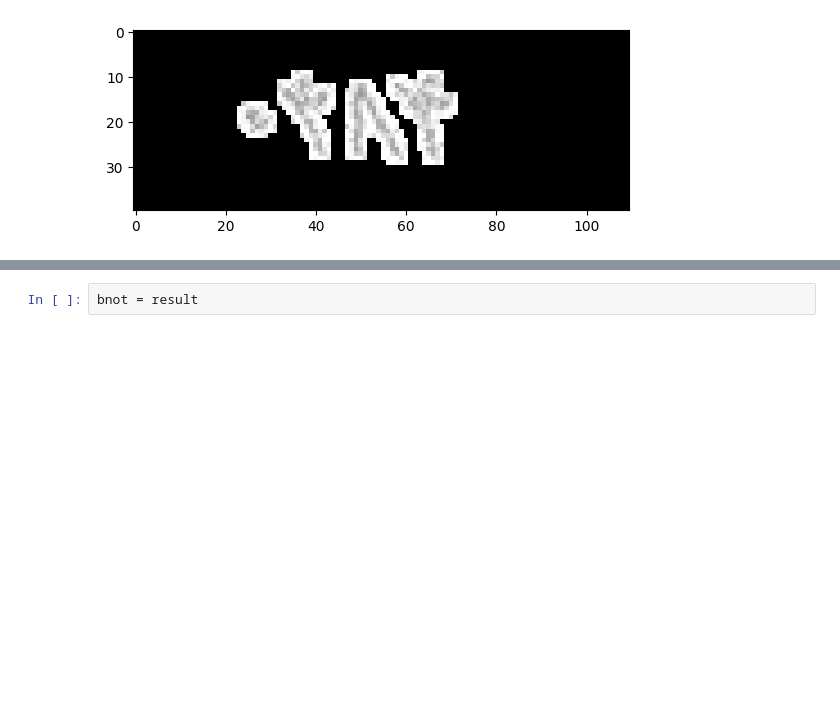
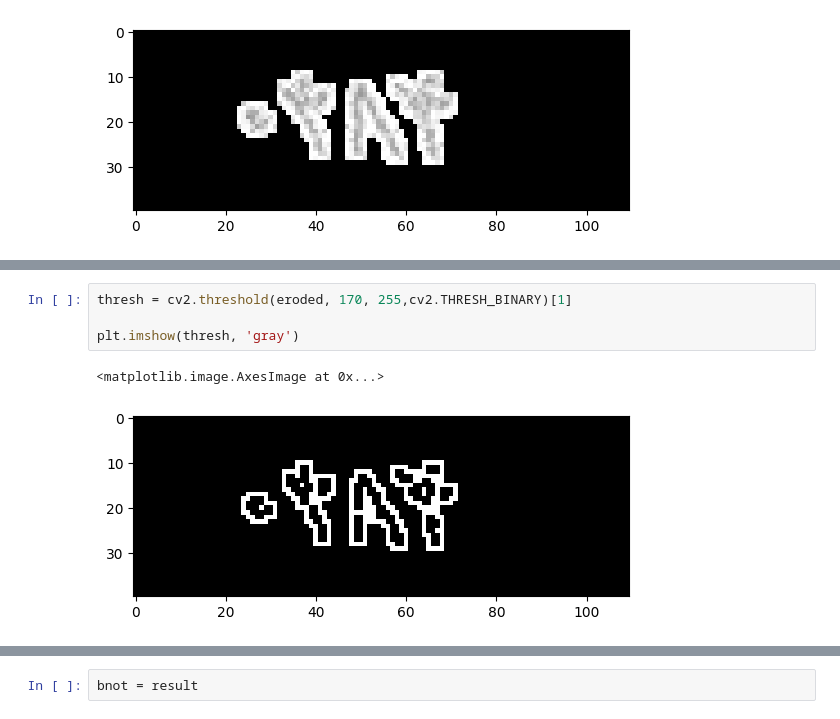
Before and after one commit to mas1996oud/Gote_Robot, a Jupyter notebook: Gote_Robot_using_Bard.ipynb, the cells around one changed output, grey strips where cells are left out. Drawn from its saved outputs; the diff is of its cells as text; blank space fills up the shorter version.

```diff
--- a/Gote_Robot_using_Bard.ipynb
+++ b/Gote_Robot_using_Bard.ipynb
@@ -37,0 +53,7 @@ plt.imshow(result, 'gray')
+# %%
+thresh = cv2.threshold(eroded, 170, 255,cv2.THRESH_BINARY)[1]
+
+plt.imshow(thresh, 'gray')
+# %% [output]
+<matplotlib.image.AxesImage at 0x...>
+[figure, added]
```
Also changed, not shown: parts of 8 cells of this notebook.
